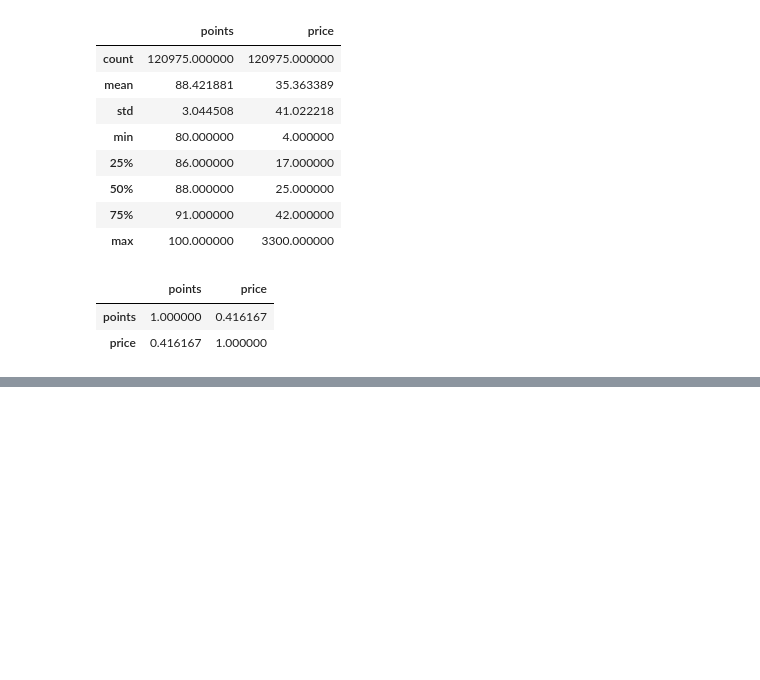
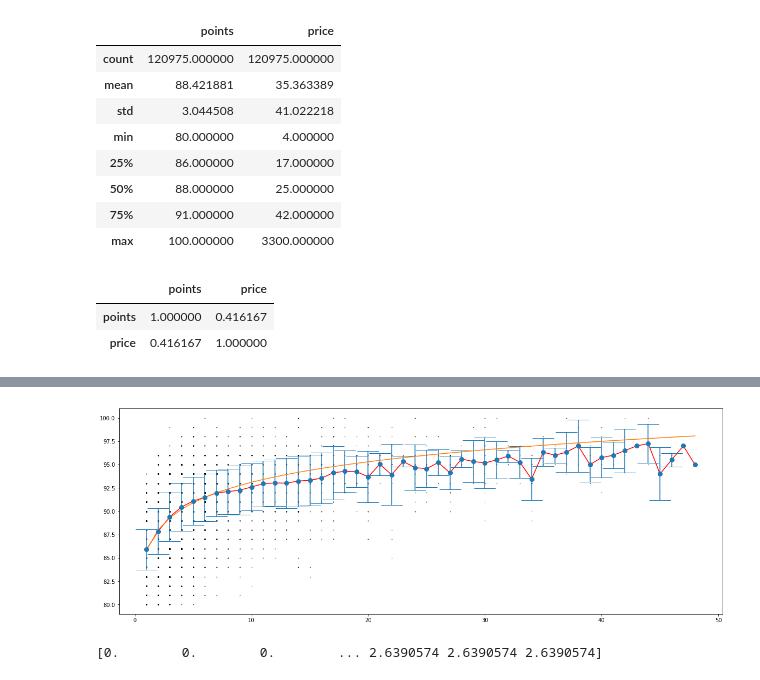
Before and after one commit to JowehL/SDA-Project, a Jupyter notebook: Untitled.ipynb, the cells around one changed output, grey strips where cells are left out. Cells and saved outputs as stored; diff of their text form; code cells hidden in the pictures; blank space fills up the shorter version.

```diff
--- a/Untitled.ipynb
+++ b/Untitled.ipynb
@@ -167,0 +284,52 @@ plt.show()
+# %%
+from scipy.optimize import curve_fit
+
+plt.figure(figsize=(20, 7))
+
+x_tick_label = [str(x) for x in test['bin']]
+xs_mean = [x for x in range(1, len(test_point_means) + 1)]
+xs = test['bin'].tolist()
+ys = test['points'].tolist()
+plt.scatter(xs, ys, 0.2, color='k')
+plt.plot(xs_mean, test_point_means, c='r')
+
+# x_labels = [str(idx*value) + ' - ' + str((idx+1)*value) for idx in labels]
+
+# plt.xticks(np.arange(len(labels)), x_labels)
+# plt.tick_params(axis='x', rotation=45)
+
+(_, caps, _) = plt.errorbar(
+    xs_mean, test_point_means, yerr=test_point_stds, fmt='o', markersize=8, capsize=20)
+
+for cap in caps:
+    cap.set_markeredgewidth(1)
+
+def func_linear(x, a, c):
+    return x* a + c
+
+# plt.xscale('log')
+# plt.yscale('log')
+
+xs_pd = test.loc[test['bin'] < 20]
+xs = xs_pd['bin']
+ys = xs_pd['points']
+xs_np = np.asarray(xs, dtype=np.float32)
+ys_np = np.asarray(ys, dtype=np.float32)
+
+xs_log = np.log(xs_np)
+ys_log = np.log(ys_np)
+
+fit = np.polyfit(xs_log, ys_np, 1)
+fit_fn = np.poly1d(fit)
+
+xx = np.linspace(1, 48, 48)
+xx_log = np.log(xx)
+plt.plot(xx, fit_fn(xx_log))
+
+plt.show()
+# %% [output]
+[figure, added]
+# %%
+print(xs_log)
+# %% [output]
+[0.        0.        0.        ... 2.6390574 2.6390574 2.6390574]
```
Also changed, not shown: parts of 11 cells of this notebook, 4 other files.
